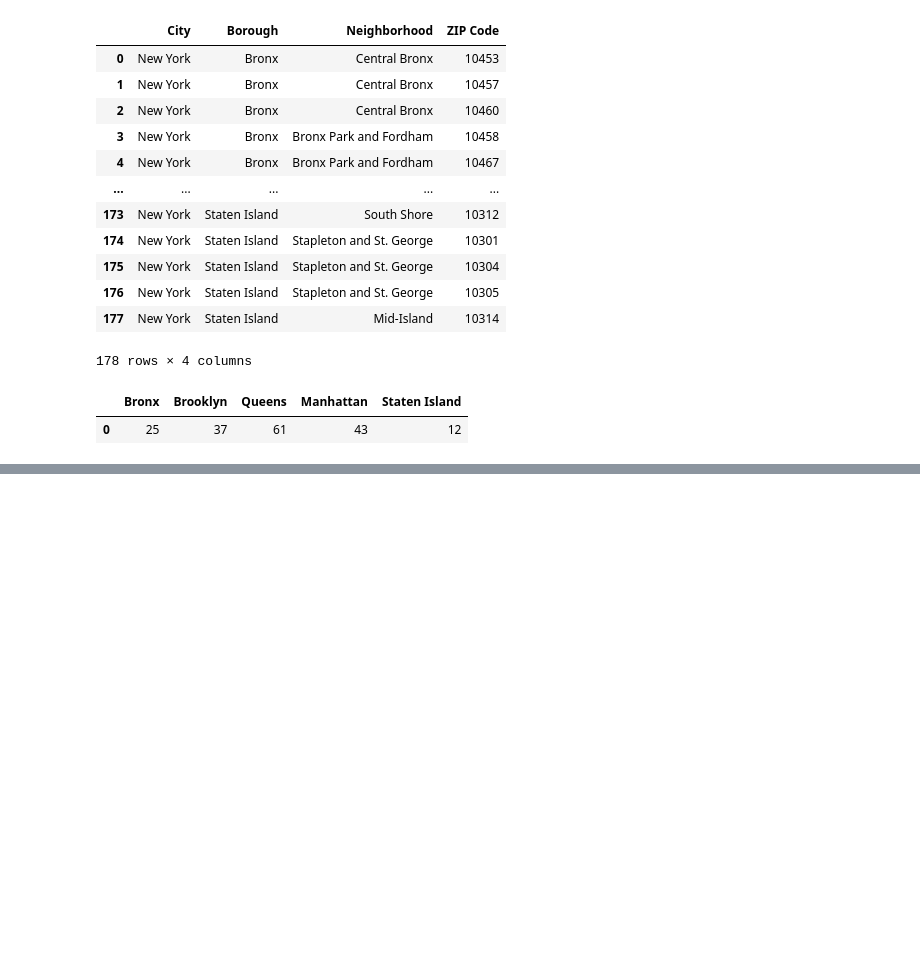
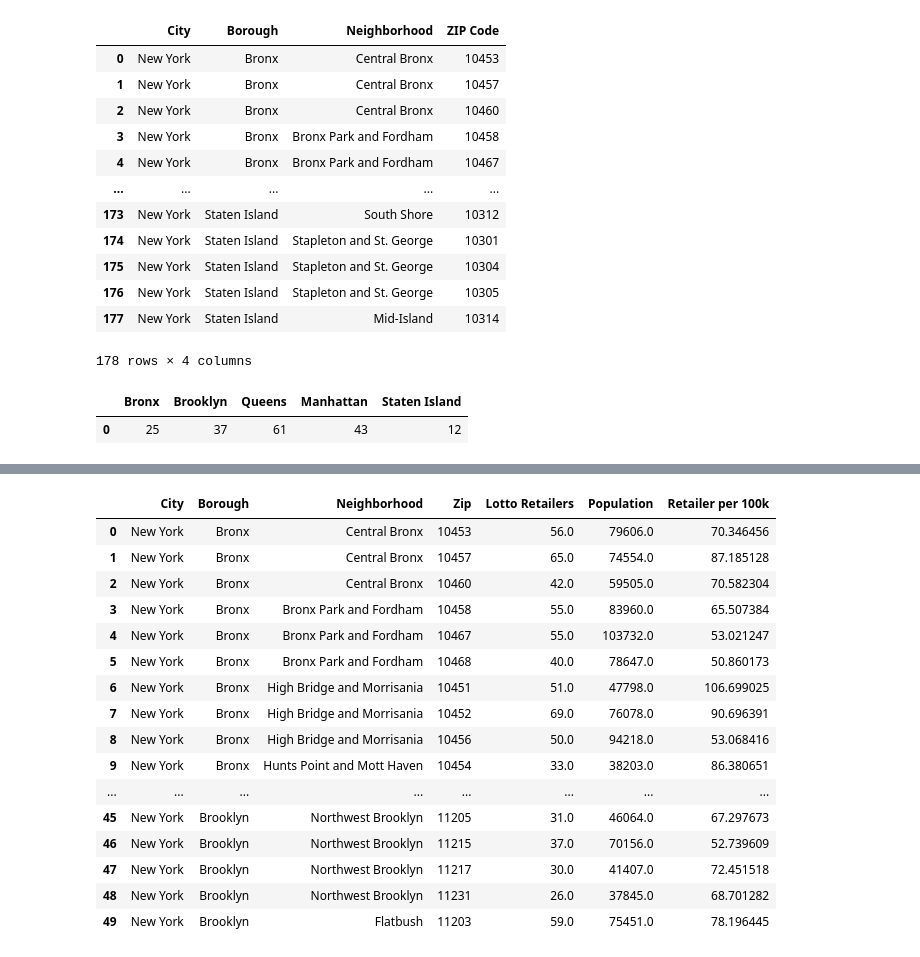
Before and after one commit to kimcrine/project_1, a Jupyter notebook: borough_dataframe.ipynb, the cells around one changed output, grey strips where cells are left out. Drawn from its saved outputs; the diff is of its cells as text; code cells hidden in the pictures; blank space fills up the shorter version.

```diff
--- a/borough_dataframe.ipynb
+++ b/borough_dataframe.ipynb
@@ -128,0 +193,3 @@ lotto_df.head()
+# %%
+loc_count = lotto_df.groupby('Zip')['Zip'].agg(['count'])
+loc_count
@@ -128,0 +211,10 @@ lotto_df.head()
+# %%
+
+
+zip_df['Zip'] = zip_df['Zip'].astype(int)
+
+merge_df = pd.merge(zip_df, loc_count, on="Zip", how="left")
+
+merge_df = merge_df.rename({"count":"Lotto Retailers"}, axis=1)
+
+merge_df
@@ -128,0 +256,8 @@ lotto_df.head()
+# %%
+merge_df['Zip'] = merge_df['Zip'].astype(int)
+NYC_zips['Zip'] = NYC_zips['Zip'].astype(int)
+
+
+Retailers_df = pd.merge(NYC_zips, merge_df, on="Zip")
+
+Retailers_df
@@ -128,0 +299,10 @@ lotto_df.head()
+# %%
+# File to Load (Remember to Change These)
+file_to_load = "Resources/zip_pops.csv"
+
+# Read Purchasing File and store into Pandas data frame
+pop_df = pd.read_csv(file_to_load)
+
+Ret_Pop_df = pd.merge(Retailers_df, pop_df, on="Zip", how="left")
+
+Ret_Pop_df
@@ -128,0 +323,30 @@ lotto_df.head()
+# %%
+#Retails per Pop
+
+
+
+Ret_Pop_df['Lotto Retailers'] = Ret_Pop_df['Lotto Retailers'].astype(float)
+Ret_Pop_df['Population'] = Ret_Pop_df['Population'].astype(float)
+
+
+Ret_Pop_df['Retailer per 100k'] = Ret_Pop_df.apply(lambda row: (row['Lotto Retailers'] / row['Population'])*100000, axis=1)
+
+Ret_Pop_df.head(50)
+# %% [output]
+|  | City | Borough | Neighborhood | Zip | Lotto Retailers | Population | Retailer per 100k |
+| 0 | New York | Bronx | Central Bronx | 10453 | 56.0 | 79606.0 | 70.346456 |
+| 1 | New York | Bronx | Central Bronx | 10457 | 65.0 | 74554.0 | 87.185128 |
+| 2 | New York | Bronx | Central Bronx | 10460 | 42.0 | 59505.0 | 70.582304 |
+| 3 | New York | Bronx | Bronx Park and Fordham | 10458 | 55.0 | 83960.0 | 65.507384 |
+| 4 | New York | Bronx | Bronx Park and Fordham | 10467 | 55.0 | 103732.0 | 53.021247 |
+| 5 | New York | Bronx | Bronx Park and Fordham | 10468 | 40.0 | 78647.0 | 50.860173 |
+| 6 | New York | Bronx | High Bridge and Morrisania | 10451 | 51.0 | 47798.0 | 106.699025 |
+| 7 | New York | Bronx | High Bridge and Morrisania | 10452 | 69.0 | 76078.0 | 90.696391 |
+| 8 | New York | Bronx | High Bridge and Morrisania | 10456 | 50.0 | 94218.0 | 53.068416 |
+| 9 | New York | Bronx | Hunts Point and Mott Haven | 10454 | 33.0 | 38203.0 | 86.380651 |
+| ... | ... | ... | ... | ... | ... | ... | ... |
+| 45 | New York | Brooklyn | Northwest Brooklyn | 11205 | 31.0 | 46064.0 | 67.297673 |
+| 46 | New York | Brooklyn | Northwest Brooklyn | 11215 | 37.0 | 70156.0 | 52.739609 |
+| 47 | New York | Brooklyn | Northwest Brooklyn | 11217 | 30.0 | 41407.0 | 72.451518 |
+| 48 | New York | Brooklyn | Northwest Brooklyn | 11231 | 26.0 | 37845.0 | 68.701282 |
+| 49 | New York | Brooklyn | Flatbush | 11203 | 59.0 | 75451.0 | 78.196445 |
```
Also changed, not shown: parts of 11 cells of this notebook, 2 other files.
